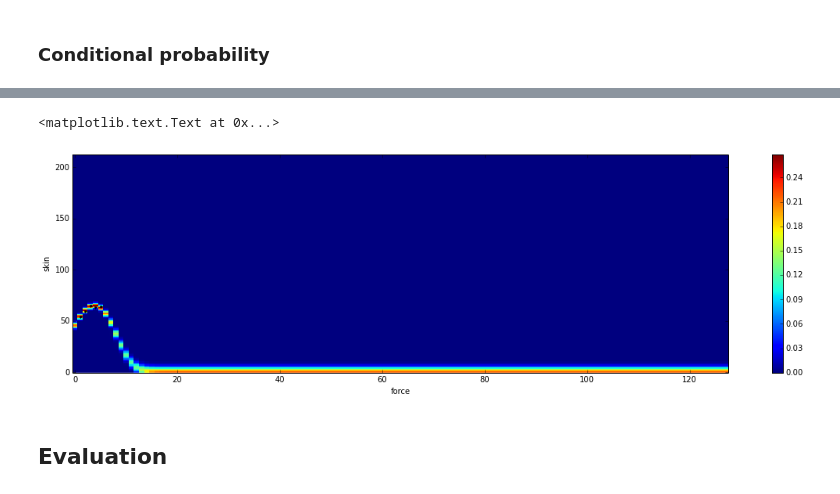
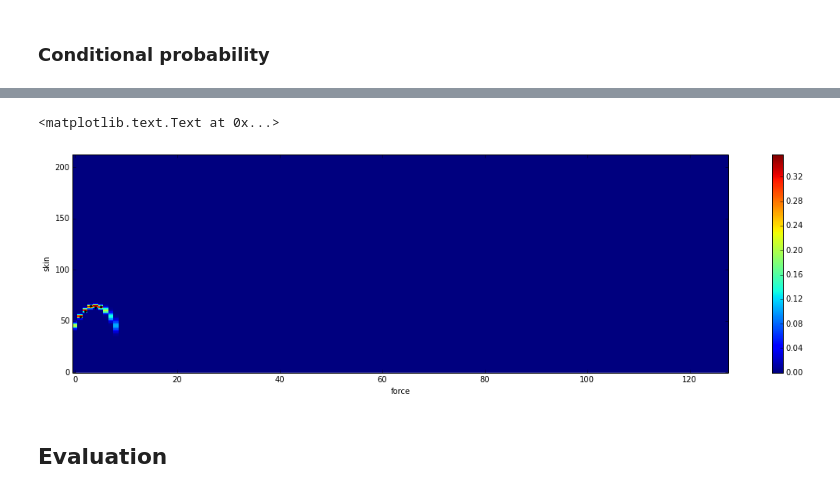
Before and after one commit to surban/ml, a Jupyter notebook: notebooks/Skin-AllChains.ipynb, the cells around one changed output, grey strips where cells are left out. Drawn from its saved outputs; the diff is of its cells as text; code cells hidden in the pictures.

```diff
--- a/notebooks/Skin-AllChains.ipynb
+++ b/notebooks/Skin-AllChains.ipynb
@@ -109,21 +109,23 @@ sc.train_kde(ws.discrete_skin['trn'], ws.discrete_force['trn'], ws.valid['trn'],
 # %%
 # conditional probabilities from seperate GP regression of next state for each current state
 sc = ConditionalChain(ws.discrete_skin_states, ws.discrete_force_states)
-sc.train_gp(ws.discrete_skin['trn'], ws.discrete_force['trn'], ws.valid['trn'],
-            variance=100, lengthscale=3, noise_sigma=1.0)
+#sc.train_gp(ws.discrete_skin['trn'], ws.discrete_force['trn'], ws.valid['trn'], limit_sigma=7.0,
+#            gp_optimize=False, gp_variance=100, gp_lengthscale=3, gp_noise=1)
+sc.train_gp(ws.discrete_skin['trn'], ws.discrete_force['trn'], ws.valid['trn'], limit_sigma=15.0,
+            gp_optimize=True, gp_variance=None, gp_lengthscale=3, gp_noise=1)
 
 s = 60
 p = np.exp(sc.log_p_next_state[:, s, :])
 figsize(20,5)
 plot_transition(ws.discrete_skin['trn'], ws.discrete_force['trn'], ws.valid['trn'], s, 'k.')
 plt.hold(True)
 plt.imshow(p, origin='lower', aspect=0.2, interpolation='none')
 plt.colorbar()
 plt.xlabel("force")
 plt.ylabel("skin")
 # %% [output]
 <matplotlib.text.Text at 0x...>
-[figure, old version]
+[figure, new version]
 # %% [markdown]
 ## Evaluation
 # %%
```
Also changed, not shown: parts of 2 cells of this notebook, 3 other files.
